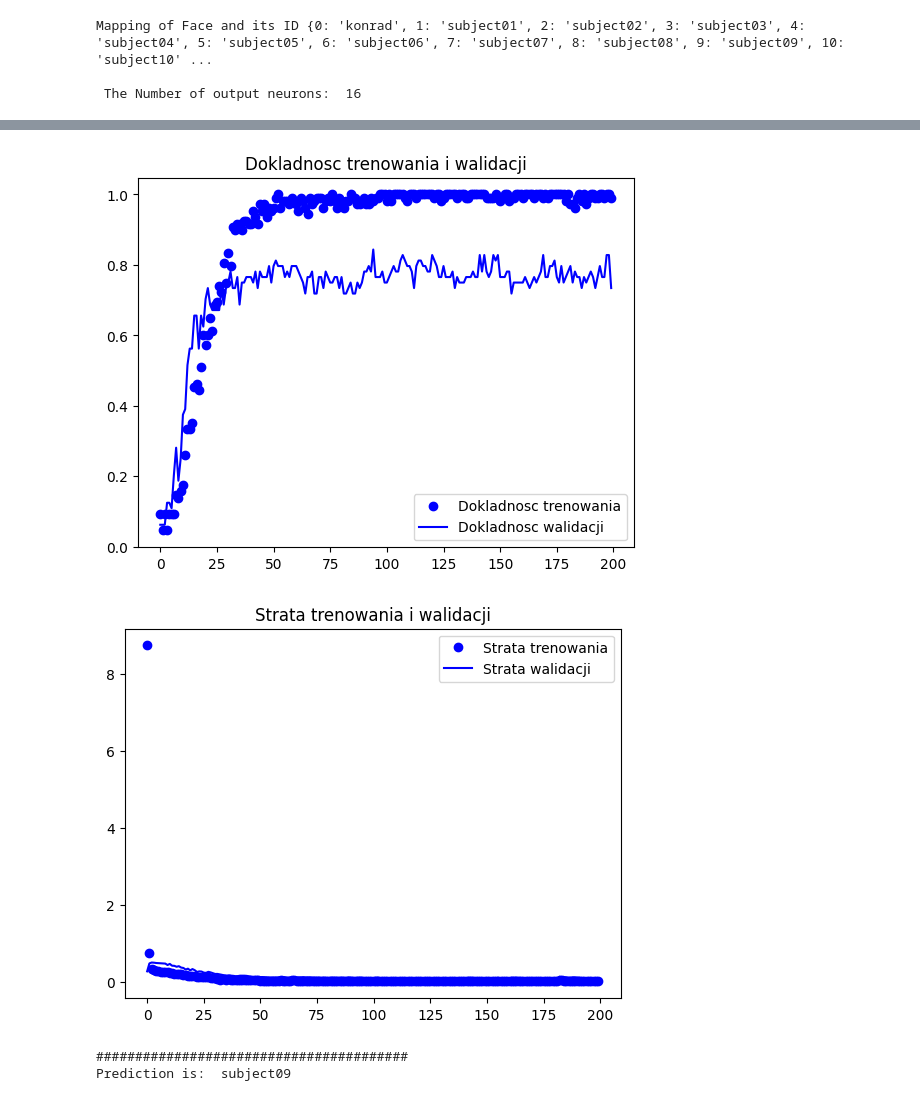
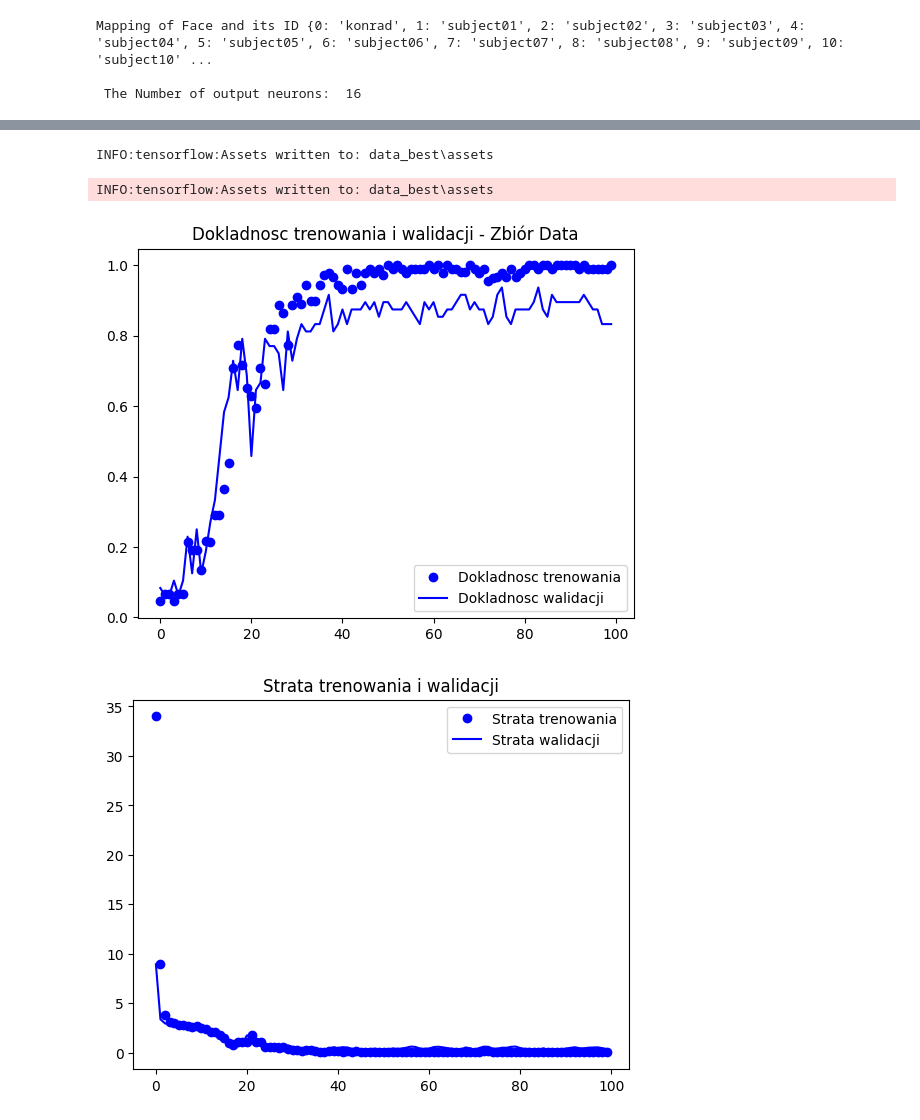
Before and after one commit to konrad121970/deep-learning-face-recognition, a Jupyter notebook: face_recognition.ipynb, the cells around one changed output, grey strips where cells are left out. Saved outputs shown, nothing was run; the diff lists cells and outputs as text; code cells hidden in the pictures.

```diff
--- a/face_recognition.ipynb
+++ b/face_recognition.ipynb
@@ -1,20 +1,12 @@
 # %%
-train_dir = 'C:\\Users\\Konrad\\Desktop\\facial-recognition-cnn\\deep-learning-face-recognition\\only_faces\\train'
-test_dir = 'C:\\Users\\Konrad\\Desktop\\facial-recognition-cnn\\deep-learning-face-recognition\\only_faces\\test'
+train_dir = 'C:\\Users\\Konrad\\Desktop\\facial-recognition-cnn\\deep-learning-face-recognition\\data\\train'
+validate_dir = 'C:\\Users\\Konrad\\Desktop\\facial-recognition-cnn\\deep-learning-face-recognition\\data\\validate'
 
 from keras.preprocessing.image import ImageDataGenerator
 
 train_datagen = ImageDataGenerator()
-# train_datagen = ImageDataGenerator(
-#                                    rotation_range = 40,
-#                                    shear_range = 0.2,
-#                                    brightness_range = (0.2,1.5),
-#                                    zoom_range = 0.2,
-#                                    horizontal_flip = True)
 
-test_datagen = ImageDataGenerator()
-
-
+validate_datagen = ImageDataGenerator()
 
 train_generator = train_datagen.flow_from_directory(
         train_dir,
@@ -23,14 +15,13 @@ train_generator = train_datagen.flow_from_directory(
         batch_size=22,
         class_mode='categorical')
 
-
 print("Test set: ")
 # Generating the Testing Data
-test_generator = test_datagen.flow_from_directory(
-        test_dir,
+validate_generator = validate_datagen.flow_from_directory(
+        validate_dir,
         target_size=(64, 64),
         color_mode='grayscale',
-        batch_size=21,
+        batch_size=12,
         class_mode='categorical')
 
 for data_batch, labels_batch in train_generator:
@@ -79,30 +69,27 @@ from tensorflow.keras.regularizers import l2
 model= Sequential()
 model.add(Convolution2D(32, (4, 4), activation='relu', input_shape=(64, 64, 1), kernel_regularizer=l2(0.01)))
 model.add(MaxPool2D((2, 2)))
+model.add(Convolution2D(64, (4, 4), activation='relu'))
+model.add(MaxPool2D((2, 2)))
 model.add(Convolution2D(128, (4, 4), activation='relu'))
-model.add(Dropout(0.5))
 model.add(MaxPool2D((2, 2)))
-model.add(Convolution2D(256, (4, 4), activation='relu'))
-model.add(Dropout(0.5))
-model.add(MaxPool2D((2, 2)))
-model.add(Convolution2D(256, (4, 4), activation='relu'))
+model.add(Convolution2D(128, (4, 4), activation='relu'))
 model.add(Dropout(0.5))
 model.add(MaxPool2D((2, 2)))
 model.add(Flatten())
 model.add(Dense(512, activation='relu'))
-model.add(Dropout(0.5))
 model.add(Dense(16, activation='softmax'))
 
 from tensorflow.keras import optimizers
 #model.compile(loss='binary_crossentropy', optimizer=optimizers.RMSprop(lr=1e-4),metrics=["accuracy"])
 
-model.compile(loss='binary_crossentropy', optimizer = 'adam', metrics=["accuracy"])
+model.compile(loss='categorical_crossentropy', optimizer = 'adam', metrics=["accuracy"])
 
 
 # Starting the model training
 history = model.fit_generator(train_generator,
                     steps_per_epoch=5,
-                    epochs=200,
-                    validation_data=test_generator,
+                    epochs=100,
+                    validation_data=validate_generator,
                     validation_steps=4)
 # %% [output]
@@ -127,41 +114,28 @@ Epoch 200/200
 # %%
+#model.save('data_best')
+#new_model = tf.keras.models.load_model('saved_model/my_model')
+
 import matplotlib.pyplot as plt
 # Accessing the metrics after training
 acc = history.history['accuracy']
 val_acc = history.history['val_accuracy']
 loss = history.history['loss']
 val_loss = history.history['val_loss']
 
 # Plotting the results
 epochs = range(len(acc))
 plt.plot(epochs, acc, 'bo', label='Dokladnosc trenowania')
 plt.plot(epochs, val_acc, 'b', label='Dokladnosc walidacji')
-plt.title('Dokladnosc trenowania i walidacji')
+plt.title('Dokladnosc trenowania i walidacji - Zbiór Data')
 plt.legend()
 plt.figure()
 plt.plot(epochs, loss, 'bo', label='Strata trenowania')
 plt.plot(epochs, val_loss, 'b', label='Strata walidacji')
 plt.title('Strata trenowania i walidacji')
 plt.legend()
 plt.show()
 # %% [output]
+INFO:tensorflow:Assets written to: data_best\assets
+INFO:tensorflow:Assets written to: data_best\assets
-[figure, old version]
+[figure, new version]
-[figure, old version]
+[figure, new version]
-# %%
-import numpy as np
-from keras.preprocessing import image
-
-ImagePath='C:\\Users\\Konrad\\Desktop\\facial-recognition-cnn\\deep-learning-face-recognition\\data\\test\\subject01\\konrad_4.jpg'
-test_image=image.load_img(ImagePath,target_size=(64, 64), color_mode='grayscale')
-test_image=image.img_to_array(test_image)
-
-test_image=np.expand_dims(test_image,axis=0)
-
-result=model.predict(test_image,verbose=0)
-#print(training_set.class_indices)
-
-print('####'*10)
-print('Prediction is: ',ResultMap[np.argmax(result)])
-# %% [output]
-########################################
-Prediction is:  subject09
```
Also changed, not shown: parts of 4 cells of this notebook.
